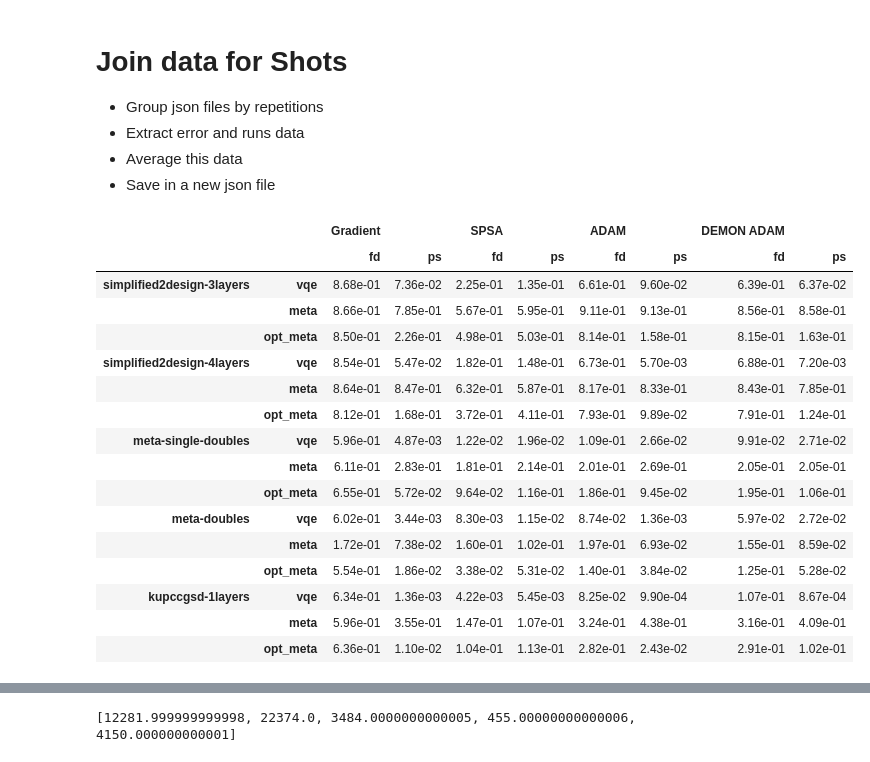
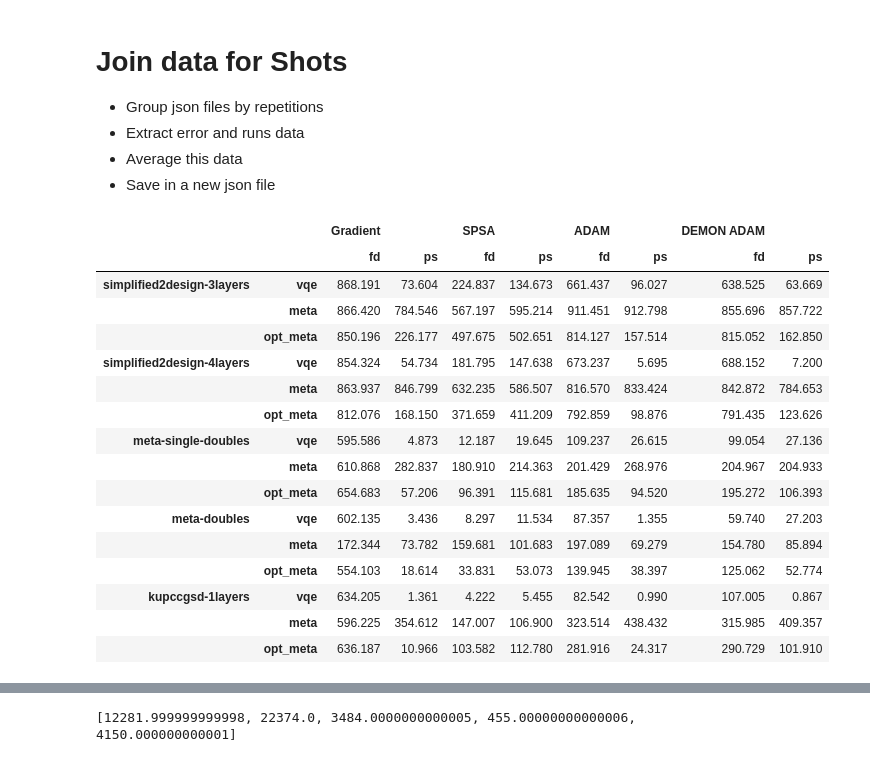
Before and after one commit to sergioandrescs/meta-VQE-pennylane, a Jupyter notebook: pennylane/exp_runs_10kruns_22testpoints/join_datafor shots.ipynb, the cells around one changed output, grey strips where cells are left out. Cells and saved outputs as stored; diff of their text form; code cells hidden in the pictures.

```diff
--- a/pennylane/exp_runs_10kruns_22testpoints/join_datafor shots.ipynb
+++ b/pennylane/exp_runs_10kruns_22testpoints/join_datafor shots.ipynb
@@ -52,11 +52,11 @@ for group_count,file_name_base in enumerate(main_groups):
             for count, result_type in enumerate(train_types):
                 if result_type == 'meta':
                     group_dict[opt]["runs"][count] += data_entry['results'][opt][result_type]['runs']/len(this_group)
-                    group_dict[opt]["errors"][count] += mean_squared_error(fci_energies, data_entry['results'][opt][result_type]["energies_after_meta"], squared=False)/len(this_group)
+                    group_dict[opt]["errors"][count] += mean_squared_error(fci_energies, data_entry['results'][opt][result_type]["energies_after_meta"], squared=False)*1000/len(this_group)
 
                 else:
                     group_dict[opt]["runs"][count] += np.sum(data_entry['results'][opt][result_type]['runs_per_step'])/len(this_group)
-                    group_dict[opt]["errors"][count] += mean_squared_error(fci_energies, [energy[-1] for energy in data_entry['results'][opt][result_type]["energies"]], squared=False)/len(this_group)
+                    group_dict[opt]["errors"][count] += mean_squared_error(fci_energies, [energy[-1] for energy in data_entry['results'][opt][result_type]["energies"]], squared=False)*1000/len(this_group)
 
     condensed_data.append(group_dict)
 # %%
@@ -81,27 +81,27 @@ columns = [('Gradient','fd'),('Gradient','ps'),('SPSA','fd'),('SPSA','ps'),('ADA
 # %%
 df = pd.DataFrame(plot_data, index=arrays, columns = columns)
 df.columns = pd.MultiIndex.from_tuples(df.columns)
 df.index = pd.MultiIndex.from_tuples(df.index)
-pd.options.display.float_format = '{:12.2e}'.format
+pd.options.display.float_format = '{:.3f}'.format
 df
 # %% [output]
 |  |  | Gradient |  | SPSA |  | ADAM |  | DEMON ADAM |  |
 |  |  | fd | ps | fd | ps | fd | ps | fd | ps |
-| simplified2design-3layers | vqe | 8.68e-01 | 7.36e-02 | 2.25e-01 | 1.35e-01 | 6.61e-01 | 9.60e-02 | 6.39e-01 | 6.37e-02 |
-|  | meta | 8.66e-01 | 7.85e-01 | 5.67e-01 | 5.95e-01 | 9.11e-01 | 9.13e-01 | 8.56e-01 | 8.58e-01 |
-|  | opt_meta | 8.50e-01 | 2.26e-01 | 4.98e-01 | 5.03e-01 | 8.14e-01 | 1.58e-01 | 8.15e-01 | 1.63e-01 |
-| simplified2design-4layers | vqe | 8.54e-01 | 5.47e-02 | 1.82e-01 | 1.48e-01 | 6.73e-01 | 5.70e-03 | 6.88e-01 | 7.20e-03 |
-|  | meta | 8.64e-01 | 8.47e-01 | 6.32e-01 | 5.87e-01 | 8.17e-01 | 8.33e-01 | 8.43e-01 | 7.85e-01 |
-|  | opt_meta | 8.12e-01 | 1.68e-01 | 3.72e-01 | 4.11e-01 | 7.93e-01 | 9.89e-02 | 7.91e-01 | 1.24e-01 |
-| meta-single-doubles | vqe | 5.96e-01 | 4.87e-03 | 1.22e-02 | 1.96e-02 | 1.09e-01 | 2.66e-02 | 9.91e-02 | 2.71e-02 |
-|  | meta | 6.11e-01 | 2.83e-01 | 1.81e-01 | 2.14e-01 | 2.01e-01 | 2.69e-01 | 2.05e-01 | 2.05e-01 |
-|  | opt_meta | 6.55e-01 | 5.72e-02 | 9.64e-02 | 1.16e-01 | 1.86e-01 | 9.45e-02 | 1.95e-01 | 1.06e-01 |
-| meta-doubles | vqe | 6.02e-01 | 3.44e-03 | 8.30e-03 | 1.15e-02 | 8.74e-02 | 1.36e-03 | 5.97e-02 | 2.72e-02 |
-|  | meta | 1.72e-01 | 7.38e-02 | 1.60e-01 | 1.02e-01 | 1.97e-01 | 6.93e-02 | 1.55e-01 | 8.59e-02 |
-|  | opt_meta | 5.54e-01 | 1.86e-02 | 3.38e-02 | 5.31e-02 | 1.40e-01 | 3.84e-02 | 1.25e-01 | 5.28e-02 |
-| kupccgsd-1layers | vqe | 6.34e-01 | 1.36e-03 | 4.22e-03 | 5.45e-03 | 8.25e-02 | 9.90e-04 | 1.07e-01 | 8.67e-04 |
-|  | meta | 5.96e-01 | 3.55e-01 | 1.47e-01 | 1.07e-01 | 3.24e-01 | 4.38e-01 | 3.16e-01 | 4.09e-01 |
-|  | opt_meta | 6.36e-01 | 1.10e-02 | 1.04e-01 | 1.13e-01 | 2.82e-01 | 2.43e-02 | 2.91e-01 | 1.02e-01 |
+| simplified2design-3layers | vqe | 868.191 | 73.604 | 224.837 | 134.673 | 661.437 | 96.027 | 638.525 | 63.669 |
+|  | meta | 866.420 | 784.546 | 567.197 | 595.214 | 911.451 | 912.798 | 855.696 | 857.722 |
+|  | opt_meta | 850.196 | 226.177 | 497.675 | 502.651 | 814.127 | 157.514 | 815.052 | 162.850 |
+| simplified2design-4layers | vqe | 854.324 | 54.734 | 181.795 | 147.638 | 673.237 | 5.695 | 688.152 | 7.200 |
+|  | meta | 863.937 | 846.799 | 632.235 | 586.507 | 816.570 | 833.424 | 842.872 | 784.653 |
+|  | opt_meta | 812.076 | 168.150 | 371.659 | 411.209 | 792.859 | 98.876 | 791.435 | 123.626 |
+| meta-single-doubles | vqe | 595.586 | 4.873 | 12.187 | 19.645 | 109.237 | 26.615 | 99.054 | 27.136 |
+|  | meta | 610.868 | 282.837 | 180.910 | 214.363 | 201.429 | 268.976 | 204.967 | 204.933 |
+|  | opt_meta | 654.683 | 57.206 | 96.391 | 115.681 | 185.635 | 94.520 | 195.272 | 106.393 |
+| meta-doubles | vqe | 602.135 | 3.436 | 8.297 | 11.534 | 87.357 | 1.355 | 59.740 | 27.203 |
+|  | meta | 172.344 | 73.782 | 159.681 | 101.683 | 197.089 | 69.279 | 154.780 | 85.894 |
+|  | opt_meta | 554.103 | 18.614 | 33.831 | 53.073 | 139.945 | 38.397 | 125.062 | 52.774 |
+| kupccgsd-1layers | vqe | 634.205 | 1.361 | 4.222 | 5.455 | 82.542 | 0.990 | 107.005 | 0.867 |
+|  | meta | 596.225 | 354.612 | 147.007 | 106.900 | 323.514 | 438.432 | 315.985 | 409.357 |
+|  | opt_meta | 636.187 | 10.966 | 103.582 | 112.780 | 281.916 | 24.317 | 290.729 | 101.910 |
 # %%
 ## Simplified: (WIRES + LAYERS*(WIRES-1)*2)
 ## Single Double Excitations: 1 per excitation
```
Also changed, not shown: parts of 1 cell of this notebook, 11 other files.
